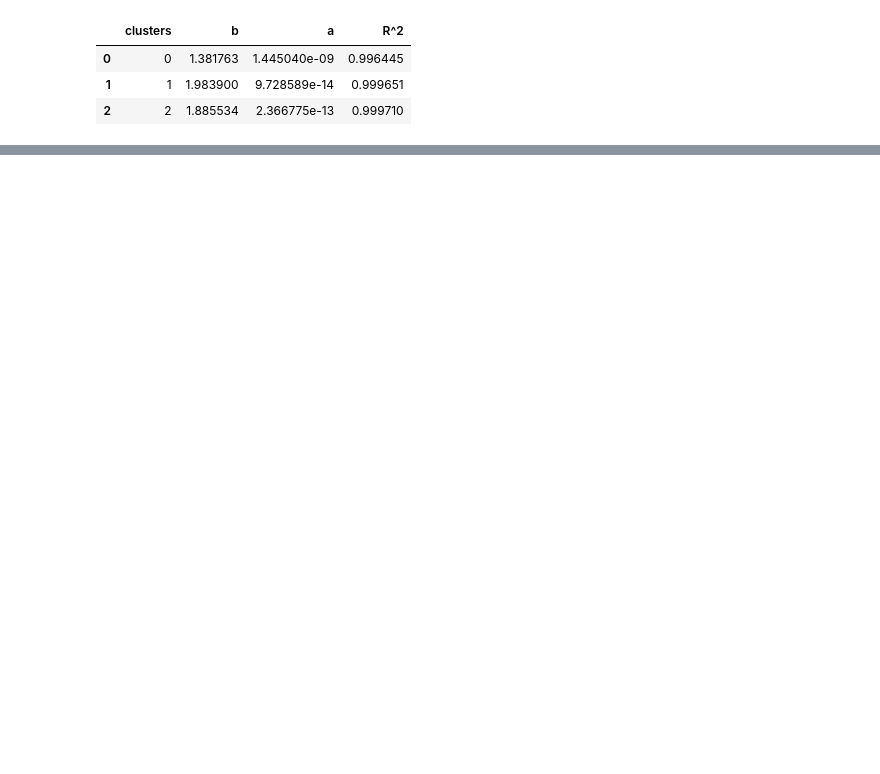
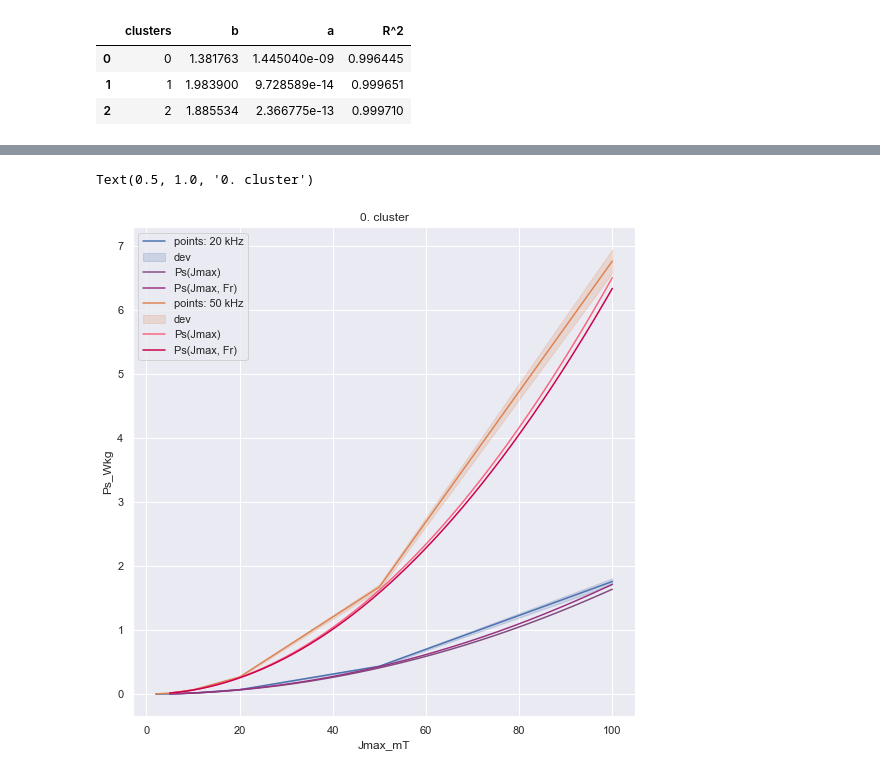
Before and after one commit to nagyadam979/Projekt-munka, a Jupyter notebook: szamolas.ipynb, the cells around one changed output, grey strips where cells are left out. Saved outputs shown, nothing was run; the diff lists cells and outputs as text; code cells hidden in the pictures; blank space fills up the shorter version.

```diff
--- a/szamolas.ipynb
+++ b/szamolas.ipynb
@@ -333,0 +320,25 @@ def Ps_1(J,fr):
+# %%
+j= np.linspace(5, 100, 400)
+f = [10**4, 2*10**4, 5*10**4, 10**5]
+plt.figure(figsize=(9,9))
+
+sns.lineplot(
+    x="Jmax_mT", y="Ps_Wkg", ci="sd",
+    data=table2[(table2.fr_Hz == f[2])&(table2.clusters == 2)&(table2.Jmax_mT < 999)&(table2.Jmax_mT > 1.01)]
+    )
+
+plt.plot(j, Ps(j,f[2],2), c =(0.5, 0.3, 0.5))
+plt.plot(j, Ps_fr(j,f[2],2), c =(0.6, 0.2, 0.5))
+
+sns.lineplot(
+    x="Jmax_mT", y="Ps_Wkg", ci="sd",
+    data=table2[(table2.fr_Hz == f[3])&(table2.clusters == 2)&(table2.Jmax_mT < 999)&(table2.Jmax_mT > 1.01)]
+    )
+
+plt.plot(j, Ps(j,f[3],2), c =(0.98, 0.4, 0.5))
+plt.plot(j, Ps_fr(j,f[3],2), c =(0.8, 0.0, 0.3))
+plt.legend(['points: 20 kHz','dev','Ps(Jmax)','Ps(Jmax, Fr)','points: 50 kHz','dev','Ps(Jmax)','Ps(Jmax, Fr)'])
+plt.title("0. cluster")
+# %% [output]
+Text(0.5, 1.0, '0. cluster')
+[figure, added]
```
Also changed, not shown: parts of 30 cells of this notebook.
